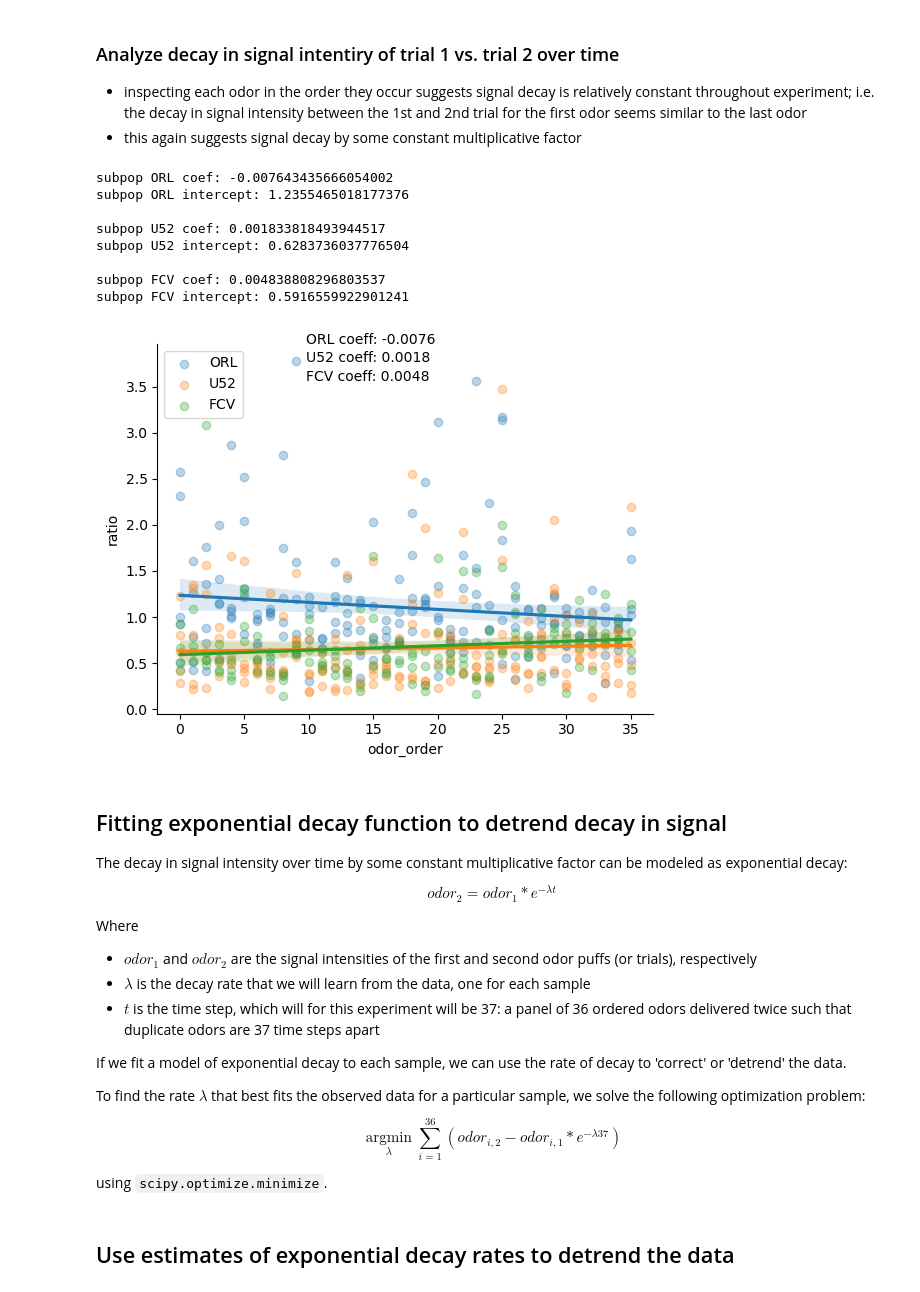
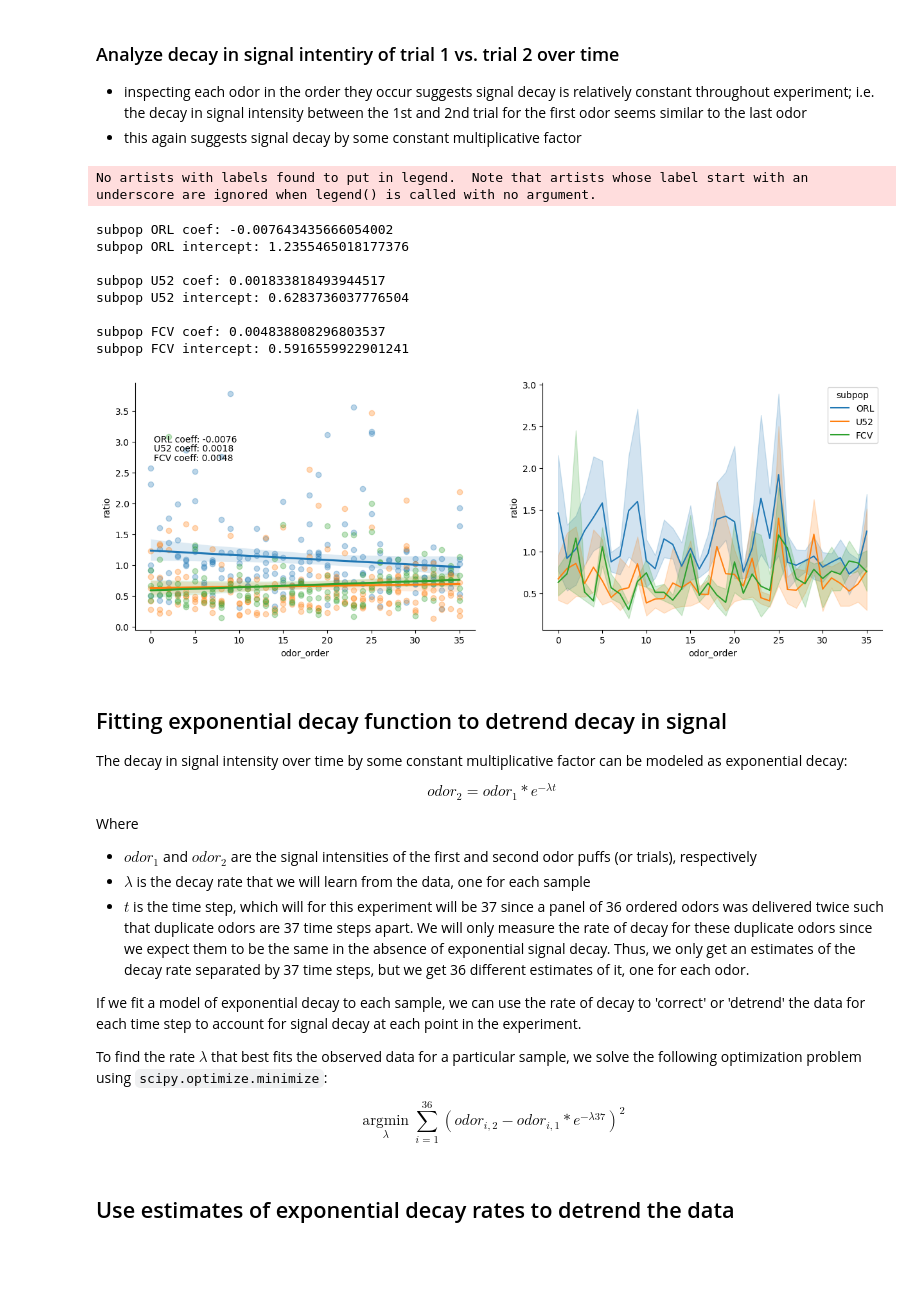
Before and after one commit to brian-arnold/whole_AL_segmentation, a Jupyter notebook: 02_detrend_data.ipynb, the cells around one changed output. Saved outputs shown, nothing was run; the diff lists cells and outputs as text; code cells hidden in the pictures; blank space fills up the shorter version.

Commit message:
added intensity threshold to 02_detrend_data.ipynb

```diff
--- a/02_detrend_data.ipynb
+++ b/02_detrend_data.ipynb
@@ -15,6 +16,10 @@ import os
 # %%
+# specify an intensity threshold to use for fitting models;
+# if the mean intensity across both trials of an odor is smaller than this value, it gets excluded
+# changing thisvalue doesn't really affect results
+intensity_thresh = 0.000
+
 df = pd.read_csv("/Volumes/mcbride/bjarnold/whole_AL_segmentation/results/peak_max_df.csv")
-# samples_to_exclude = ['230913_ORL_GCaMP6f_F1', '230913_FCV_GCaMP6f_F1']
 samples_to_exclude = ['230913_FCV_GCaMP6f_F1']
 df = df[df.samp.isin(samples_to_exclude) == False].reset_index(drop=True)
 
@@ -59,11 +64,24 @@ linear_regression = fit_linear_model_skl
 LM_subpop_slopes = defaultdict(float)
 LM_samp_slopes = defaultdict(float)
 
+def select_higher_intensity_odors(X, Y, intensity_thresh):
+    # find indices in panas series X and Y with mean intensity greater than intensity_thresh
+    select_indices = np.where((X+Y)/2 > intensity_thresh)
+    X = X.iloc[select_indices]
+    Y = Y.iloc[select_indices]
+    return X, Y, select_indices
+
 # Plot trends for each subpopulation
 fig, axs = plt.subplots(1, 2, figsize=(15,5))
 for i,subpop in enumerate(df.subpop.unique()):
-    X = list(df[(df.trial==1) & (df.subpop == subpop)]['value'])
-    Y = list(df[(df.trial==2) & (df.subpop == subpop)]['value'])
+    # X = np.array((df[(df.trial==1) & (df.subpop == subpop)]['value']))
+    # Y = np.array((df[(df.trial==2) & (df.subpop == subpop)]['value']))
+    # only select odors that have a mean value, across both trials, greater than the intensity threshold
+    # X, Y = select_higher_intensity_odors(X, Y, intensity_thresh)
+
+    X = df[(df.trial==1) & (df.subpop == subpop)]['value'].reset_index(drop=True)
+    Y = df[(df.trial==2) & (df.subpop == subpop)]['value'].reset_index(drop=True)
+    X, Y, _ = select_higher_intensity_odors(X, Y, intensity_thresh)
     sns.regplot(x=X,
                 y=Y,
                 label=subpop,
@@ -126,49 +144,56 @@ subpop FCV intercept: 0.00019970107787778673
 ratios = defaultdict(list)
 for samp in df.samp.unique():
     tmp = df[df.samp==samp].reset_index(drop=True)
 
     tmp1 = tmp[tmp.trial==1].sort_values('odor_order').reset_index(drop=True)
     tmp2 = tmp[tmp.trial==2].sort_values('odor_order').reset_index(drop=True)
-    ratio = list(tmp2.value/tmp1.value)
+
+    odor_value_1, odor_value_2, indices = select_higher_intensity_odors(tmp1.value, tmp2.value, intensity_thresh)
+
+    ratio = odor_value_2/odor_value_1
     subpop = tmp.subpop.unique()[0]
 
     ratios['ratio'].extend(ratio)
     ratios['subpop'].extend([subpop]*len(ratio))
     ratios['samp'].extend([samp]*len(ratio))
-    ratios['odor'].extend(tmp1.odor)
-    ratios['odor_order'].extend(tmp1.odor_order)
-    ratios['avg'].extend((tmp1.value + tmp2.value)/2)
+    ratios['odor'].extend(tmp1.iloc[indices].odor)
+    ratios['odor_order'].extend(tmp1.iloc[indices].odor_order)
+    ratios['avg'].extend((odor_value_1 + odor_value_2)/2)
 ratios_df = pd.DataFrame(ratios)
 
+fig, axs = plt.subplots(1, 2, figsize=(15,5))
 # plot ratios over time
 for i,subpop in enumerate(ratios_df.subpop.unique()):
     X = ratios_df[(ratios_df.subpop == subpop)]['odor_order']
     Y = ratios_df[(ratios_df.subpop == subpop)]['ratio']
     sns.regplot(x=X,
                 y=Y,
                 label=subpop,
                 # lowess=True,
-                scatter_kws={'alpha':0.3})
+                scatter_kws={'alpha':0.3},
+                ax=axs[0])
     coef, intercept = linear_regression(X,Y)
 
     print(f'subpop {subpop} coef:', coef)
     print(f'subpop {subpop} intercept:', intercept)
-    plt.text(0.3, 1-i*0.05, f"{subpop} coeff: {coef:.4f}", transform=plt.gca().transAxes)
-
+    axs[0].text(0.3, 3-i*0.15, f"{subpop} coeff: {coef:.4f}")
     print()
 plt.legend(loc='upper left')
 
+sns.lineplot(x='odor_order', y='ratio', hue='subpop', data=ratios_df, ax=axs[1])
+
 sns.despine()
 # %% [output]
-subpop ORL coef: -0.007643435666054002
-subpop ORL intercept: 1.2355465018177376
-
-subpop U52 coef: 0.001833818493944517
-subpop U52 intercept: 0.6283736037776504
-
-subpop FCV coef: 0.004838808296803537
-subpop FCV intercept: 0.5916559922901241
+No artists with labels found to put in legend.  Note that artists whose label start with an underscore are ignored when legend() is called with no argument.
+subpop ORL coef: -0.007643435666054002
+subpop ORL intercept: 1.2355465018177376
+
+subpop U52 coef: 0.001833818493944517
+subpop U52 intercept: 0.6283736037776504
+
+subpop FCV coef: 0.004838808296803537
+subpop FCV intercept: 0.5916559922901241
-[figure, old version]
+[figure, new version]
 # %% [markdown]
 ## Fitting exponential decay function to detrend decay in signal
 
@@ -179,15 +204,13 @@ $$odor_{2} = odor_{1}*e^{-\lambda t}$$
 Where
 - $odor_{1}$ and $odor_{2}$ are the signal intensities of the first and second odor puffs (or trials), respectively
 -  $\lambda$ is the decay rate that we will learn from the data, one for each sample
-- $t$ is the time step, which will for this experiment will be 37: a panel of 36 ordered odors delivered twice such that duplicate odors are 37 time steps apart
+- $t$ is the time step, which will for this experiment will be 37 since a panel of 36 ordered odors was delivered twice such that duplicate odors are 37 time steps apart. We will only measure the rate of decay for these duplicate odors since we expect them to be the same in the absence of exponential signal decay. Thus, we only get an estimates of the decay rate separated by 37 time steps, but we get 36 different estimates of it, one for each odor.
 
-If we fit a model of exponential decay to each sample, we can use the rate of decay to 'correct' or 'detrend' the data.
+If we fit a model of exponential decay to each sample, we can use the rate of decay to 'correct' or 'detrend' the data for each time step to account for signal decay at each point in the experiment.
 
-To find the rate $\lambda$ that best fits the observed data for a particular sample, we solve the following optimization problem:
+To find the rate $\lambda$ that best fits the observed data for a particular sample, we solve the following optimization problem using `scipy.optimize.minimize`:
 
-$$\underset{\lambda}{\operatorname{argmin}} \sum_{i=1}^{36} (odor_{i,2} - odor_{i,1}*e^{-\lambda 37})$$
-
-using `scipy.optimize.minimize`.
+$$\underset{\lambda}{\operatorname{argmin}} \sum_{i=1}^{36} (odor_{i,2} - odor_{i,1}*e^{-\lambda 37})^2$$
 # %%
 # define the objective function to be minimized by the optimizer
 def objective(x, first_puffs, second_puffs, time_step):
```
Also changed, not shown: parts of 5 cells of this notebook, 1 other file.
